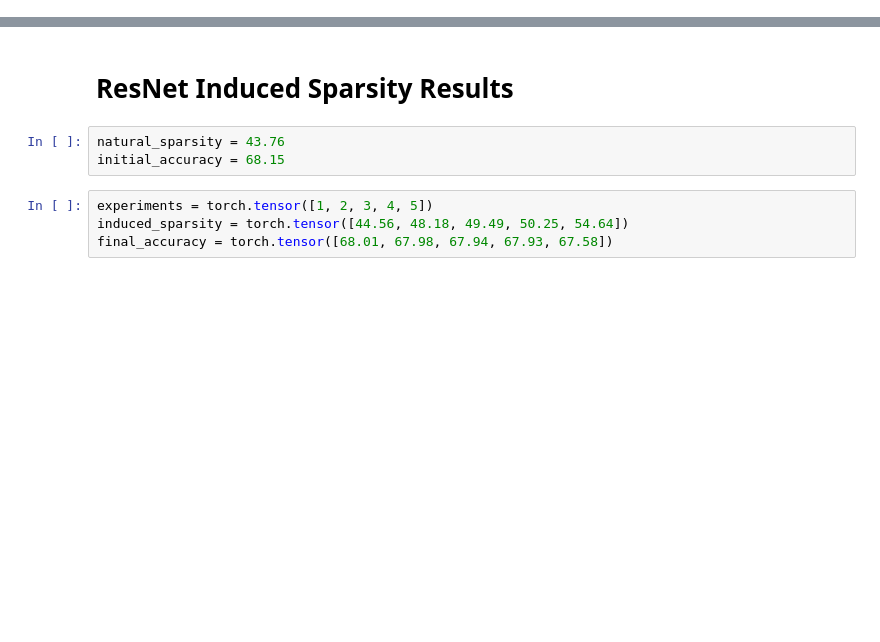
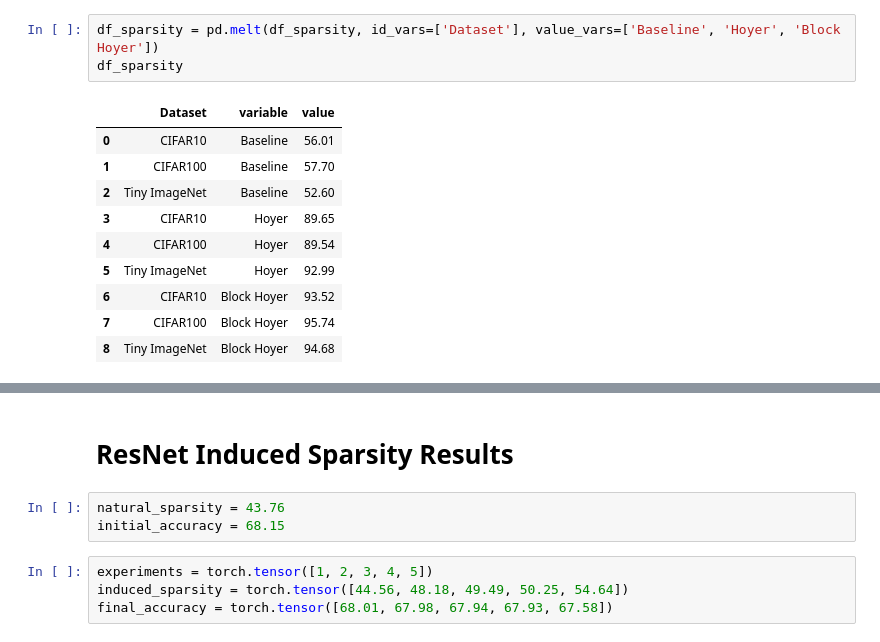
Before and after one commit to Didanny/activation-sparsity, a Jupyter notebook: plots.ipynb, the cells around one changed output, grey strips where cells are left out. Drawn from its saved outputs; the diff is of its cells as text; blank space fills up the shorter version.

```diff
--- a/plots.ipynb
+++ b/plots.ipynb
@@ -24,0 +110,14 @@ SHOW = True
+# %%
+df_sparsity = pd.melt(df_sparsity, id_vars=['Dataset'], value_vars=['Baseline', 'Hoyer', 'Block Hoyer'])
+df_sparsity
+# %% [output]
+|  | Dataset | variable | value |
+| 0 | CIFAR10 | Baseline | 56.01 |
+| 1 | CIFAR100 | Baseline | 57.70 |
+| 2 | Tiny ImageNet | Baseline | 52.60 |
+| 3 | CIFAR10 | Hoyer | 89.65 |
+| 4 | CIFAR100 | Hoyer | 89.54 |
+| 5 | Tiny ImageNet | Hoyer | 92.99 |
+| 6 | CIFAR10 | Block Hoyer | 93.52 |
+| 7 | CIFAR100 | Block Hoyer | 95.74 |
+| 8 | Tiny ImageNet | Block Hoyer | 94.68 |
```
Also changed, not shown: parts of 10 cells of this notebook, 8 other files.
